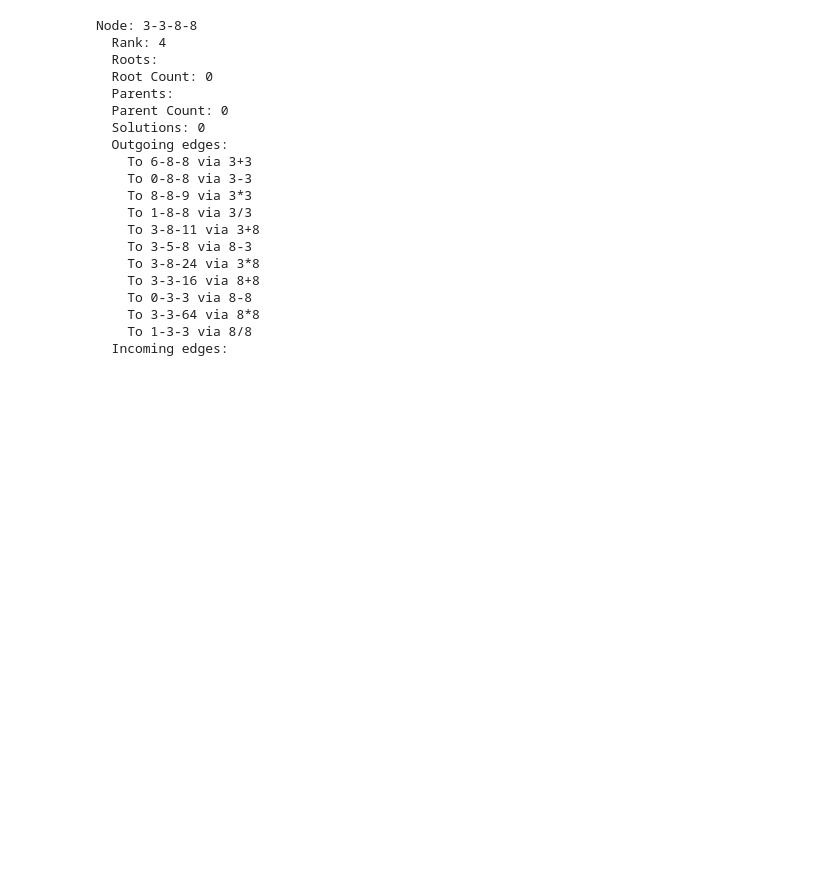
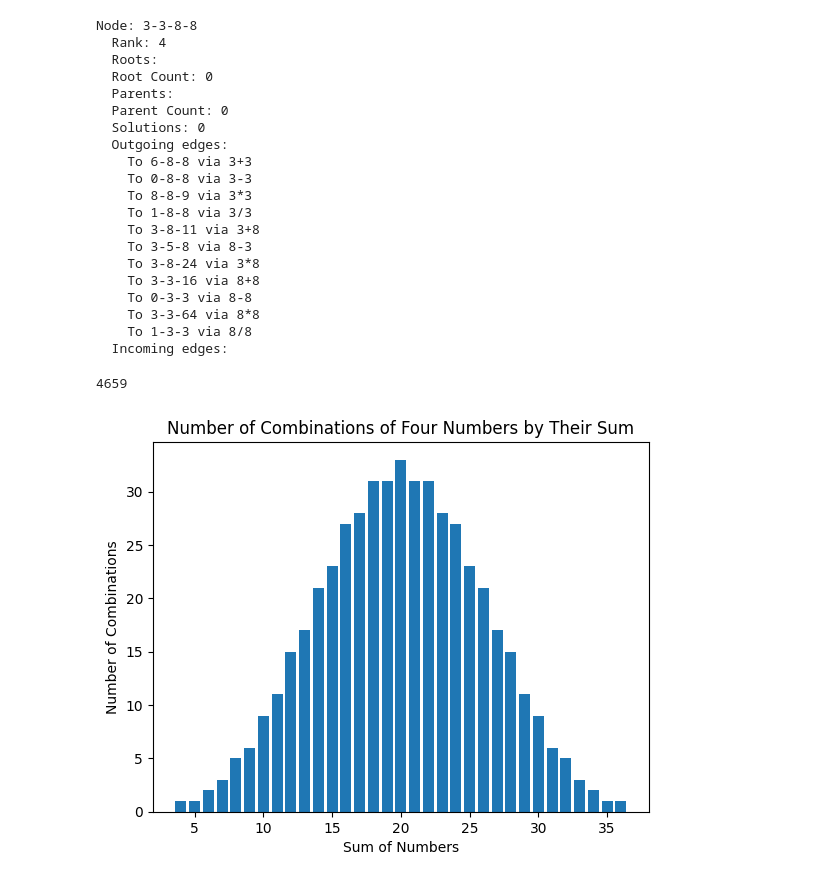
Before and after one commit to QUB5-pitt/24, a Jupyter notebook: exploration.ipynb, the cells around one changed output. Saved outputs shown, nothing was run; the diff lists cells and outputs as text; code cells hidden in the pictures; blank space fills up the shorter version.

```diff
--- a/exploration.ipynb
+++ b/exploration.ipynb
@@ -55,3 +214,25 @@ Node: 3-3-8-8
     To 3-3-64 via 8*8
     To 1-3-3 via 8/8
   Incoming edges:
+# %%
+len(number_graph.nodes)
+# %% [output]
+4659
+# %%
+import matplotlib.pyplot as plt
+import itertools
+
+vals = {}
+start = 1
+for combination in itertools.combinations_with_replacement(range(start, 10), 4):
+    s = sum(combination)
+    if s not in vals:
+        vals[s] = 0
+    vals[s] += 1
+plt.bar(vals.keys(), vals.values())
+plt.xlabel("Sum of Numbers")
+plt.ylabel("Number of Combinations")
+plt.title("Number of Combinations of Four Numbers by Their Sum")
+plt.show()
+# %% [output]
+[figure, added]
```
Also changed, not shown: parts of 16 cells of this notebook, 8 other files.
